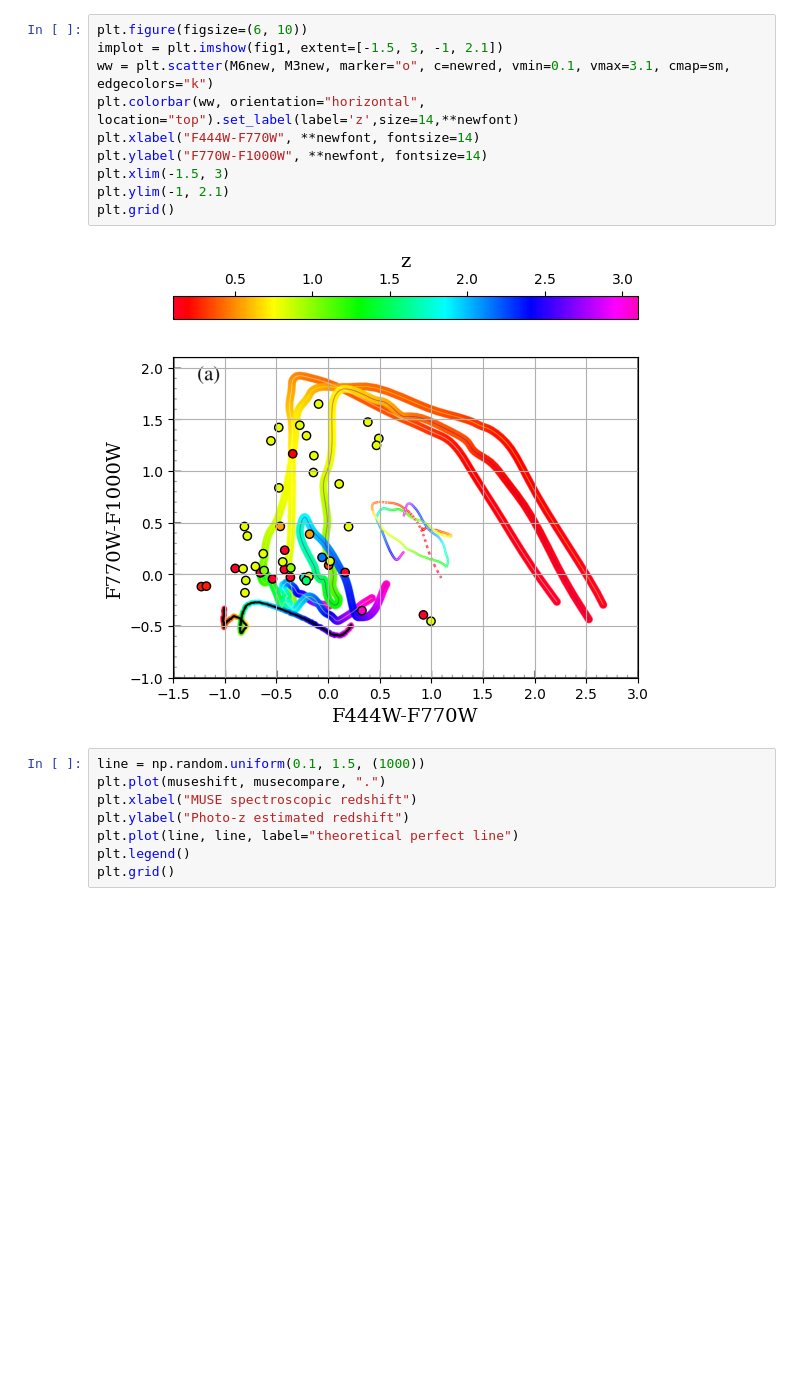
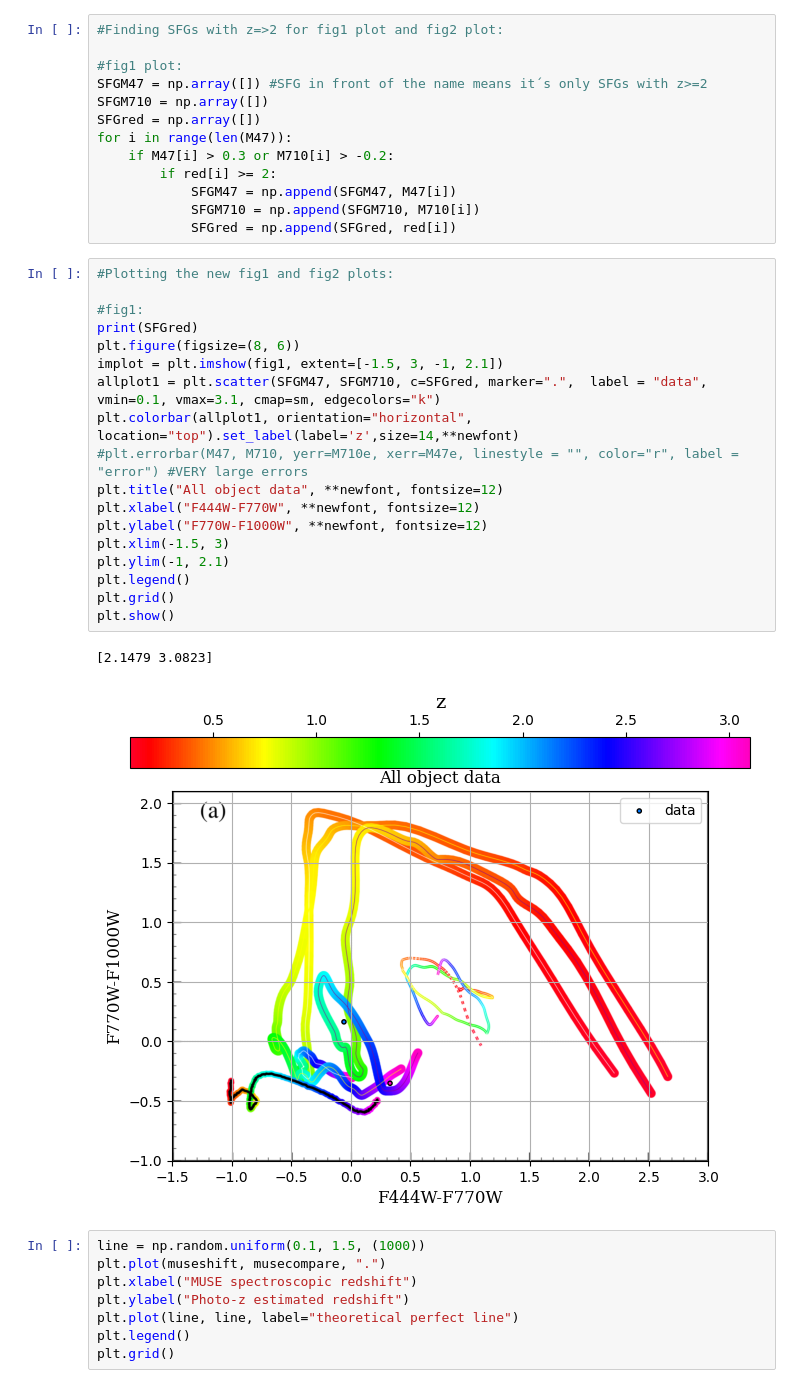
Before and after one commit to StellaWasTaken/1st-year-project, a Jupyter notebook: CSFG data results.ipynb, the cells around one changed output. Drawn from its saved outputs; the diff is of its cells as text; blank space fills up the shorter version.

```diff
--- a/CSFG data results.ipynb
+++ b/CSFG data results.ipynb
@@ -127,15 +121,37 @@ plt.grid()
-# %%
-plt.figure(figsize=(6, 10))
-implot = plt.imshow(fig1, extent=[-1.5, 3, -1, 2.1])
-ww = plt.scatter(M6new, M3new, marker="o", c=newred, vmin=0.1, vmax=3.1, cmap=sm, edgecolors="k")
-plt.colorbar(ww, orientation="horizontal", location="top").set_label(label='z',size=14,**newfont)
-plt.xlabel("F444W-F770W", **newfont, fontsize=14)
-plt.ylabel("F770W-F1000W", **newfont, fontsize=14)
-plt.xlim(-1.5, 3)
-plt.ylim(-1, 2.1)
-plt.grid()
-# %% [output]
-[figure, removed]
+# %%
+#Finding SFGs with z=>2 for fig1 plot and fig2 plot:
+
+#fig1 plot:
+SFGM47 = np.array([]) #SFG in front of the name means it´s only SFGs with z>=2
+SFGM710 = np.array([])
+SFGred = np.array([])
+for i in range(len(M47)):
+    if M47[i] > 0.3 or M710[i] > -0.2:
+        if red[i] >= 2:
+            SFGM47 = np.append(SFGM47, M47[i])
+            SFGM710 = np.append(SFGM710, M710[i])
+            SFGred = np.append(SFGred, red[i])
+# %%
+#Plotting the new fig1 and fig2 plots:
+
+#fig1:
+print(SFGred)
+plt.figure(figsize=(8, 6))
+implot = plt.imshow(fig1, extent=[-1.5, 3, -1, 2.1])
+allplot1 = plt.scatter(SFGM47, SFGM710, c=SFGred, marker=".",  label = "data", vmin=0.1, vmax=3.1, cmap=sm, edgecolors="k")
+plt.colorbar(allplot1, orientation="horizontal", location="top").set_label(label='z',size=14,**newfont)
+#plt.errorbar(M47, M710, yerr=M710e, xerr=M47e, linestyle = "", color="r", label = "error") #VERY large errors
+plt.title("All object data", **newfont, fontsize=12)
+plt.xlabel("F444W-F770W", **newfont, fontsize=12)
+plt.ylabel("F770W-F1000W", **newfont, fontsize=12)
+plt.xlim(-1.5, 3)
+plt.ylim(-1, 2.1)
+plt.legend()
+plt.grid()
+plt.show()
+# %% [output]
+[2.1479 3.0823]
+[figure, added]
 # %%
 line = np.random.uniform(0.1, 1.5, (1000))
 plt.plot(museshift, musecompare, ".")
```
Also changed, not shown: parts of 17 cells of this notebook.
